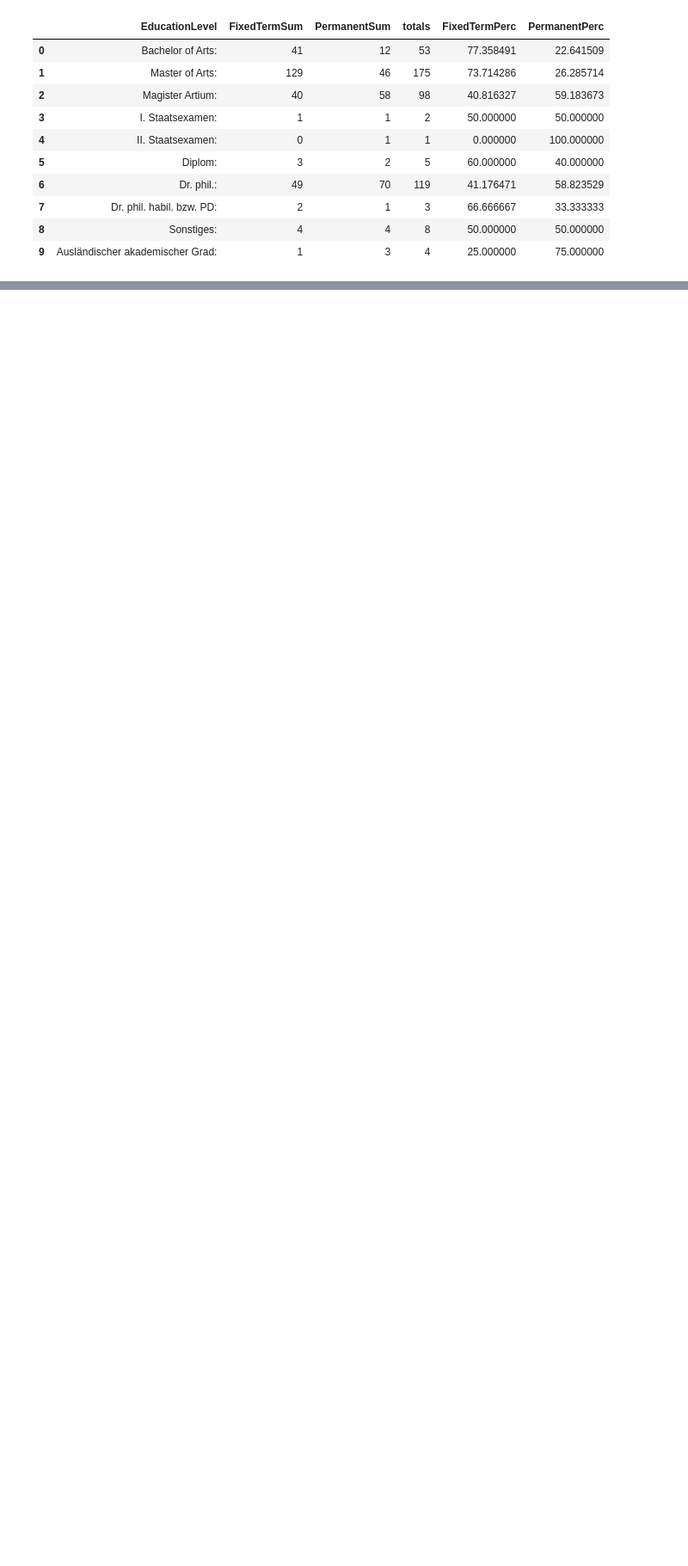
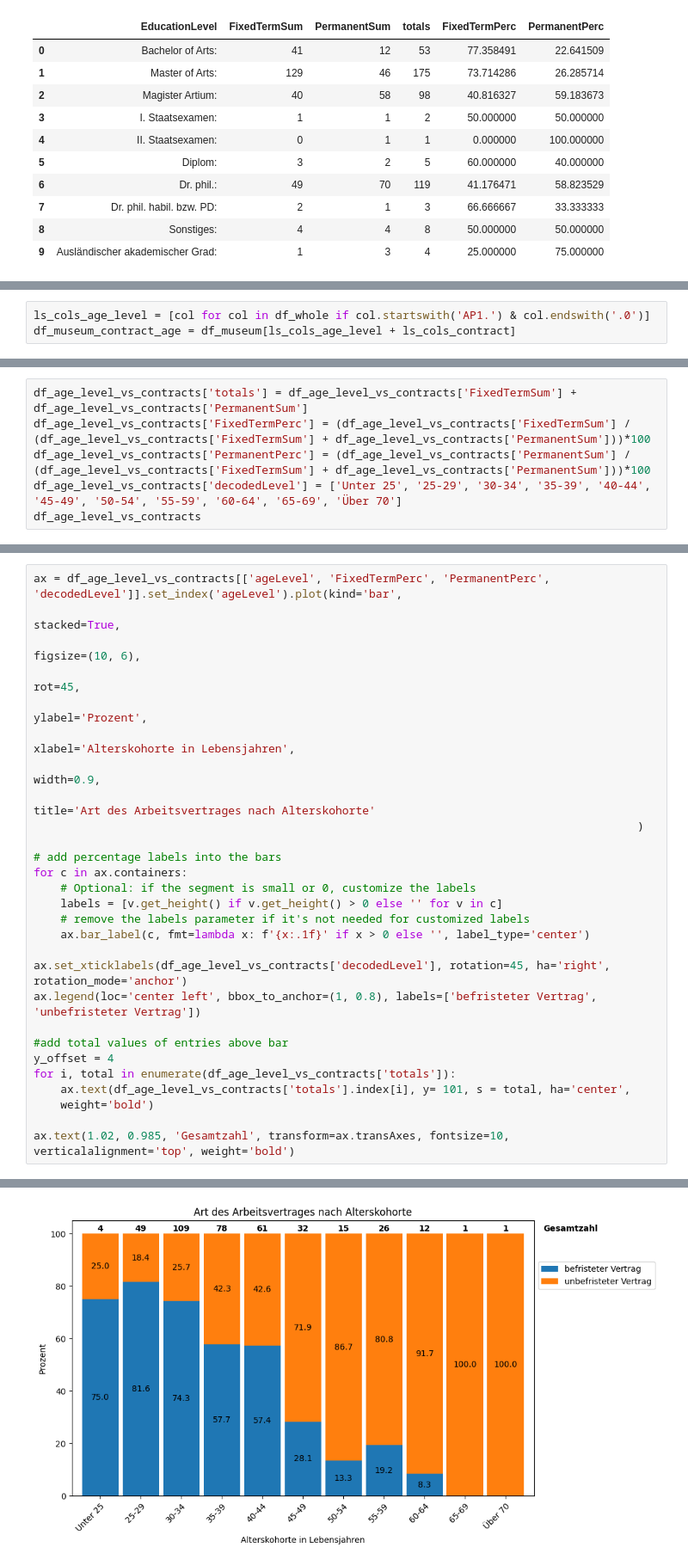
Before and after one commit to michaelgerloff/Survey_working_conditions_art_history, a Jupyter notebook: notebooks/02_Correlation_Analysis.ipynb, the cells around one changed output, grey strips where cells are left out. Shown: that part at 86% size. Drawn from its saved outputs; the diff is of its cells as text; blank space fills up the shorter version.

Commit message:
additional visualizations

```diff
--- a/notebooks/02_Correlation_Analysis.ipynb
+++ b/notebooks/02_Correlation_Analysis.ipynb
@@ -236,0 +255,3 @@ fig.savefig('../reports/figures/00_Abschluss_vs_Arbeitsvertrag.png', bbox_inches
+# %%
+ls_cols_age_level = [col for col in df_whole if col.startswith('AP1.') & col.endswith('.0')]
+df_museum_contract_age = df_museum[ls_cols_age_level + ls_cols_contract]
@@ -236,0 +310,6 @@ fig.savefig('../reports/figures/00_Abschluss_vs_Arbeitsvertrag.png', bbox_inches
+# %%
+df_age_level_vs_contracts['totals'] = df_age_level_vs_contracts['FixedTermSum'] + df_age_level_vs_contracts['PermanentSum']
+df_age_level_vs_contracts['FixedTermPerc'] = (df_age_level_vs_contracts['FixedTermSum'] / (df_age_level_vs_contracts['FixedTermSum'] + df_age_level_vs_contracts['PermanentSum']))*100
+df_age_level_vs_contracts['PermanentPerc'] = (df_age_level_vs_contracts['PermanentSum'] / (df_age_level_vs_contracts['FixedTermSum'] + df_age_level_vs_contracts['PermanentSum']))*100
+df_age_level_vs_contracts['decodedLevel'] = ['Unter 25', '25-29', '30-34', '35-39', '40-44', '45-49', '50-54', '55-59', '60-64', '65-69', 'Über 70']
+df_age_level_vs_contracts
@@ -236,0 +329,29 @@ fig.savefig('../reports/figures/00_Abschluss_vs_Arbeitsvertrag.png', bbox_inches
+# %%
+ax = df_age_level_vs_contracts[['ageLevel', 'FixedTermPerc', 'PermanentPerc', 'decodedLevel']].set_index('ageLevel').plot(kind='bar',
+                                                                                          stacked=True,
+                                                                                          figsize=(10, 6),
+                                                                                          rot=45,
+                                                                                          ylabel='Prozent',
+                                                                                          xlabel='Alterskohorte in Lebensjahren',
+                                                                                          width=0.9,
+                                                                                          title='Art des Arbeitsvertrages nach Alterskohorte'
+                                                                                          )
+
+# add percentage labels into the bars
+for c in ax.containers:
+    # Optional: if the segment is small or 0, customize the labels
+    labels = [v.get_height() if v.get_height() > 0 else '' for v in c]
+    # remove the labels parameter if it's not needed for customized labels
+    ax.bar_label(c, fmt=lambda x: f'{x:.1f}' if x > 0 else '', label_type='center')
+
+ax.set_xticklabels(df_age_level_vs_contracts['decodedLevel'], rotation=45, ha='right', rotation_mode='anchor')
+ax.legend(loc='center left', bbox_to_anchor=(1, 0.8), labels=['befristeter Vertrag', 'unbefristeter Vertrag'])
+
+#add total values of entries above bar
+y_offset = 4
+for i, total in enumerate(df_age_level_vs_contracts['totals']):
+    ax.text(df_age_level_vs_contracts['totals'].index[i], y= 101, s = total, ha='center',
+    weight='bold')
+
+ax.text(1.02, 0.985, 'Gesamtzahl', transform=ax.transAxes, fontsize=10, verticalalignment='top', weight='bold')
+# %% [output]
@@ -236,0 +359 @@ fig.savefig('../reports/figures/00_Abschluss_vs_Arbeitsvertrag.png', bbox_inches
+[figure, added]
```
Also changed, not shown: parts of 50 cells of this notebook, 6 other files.
